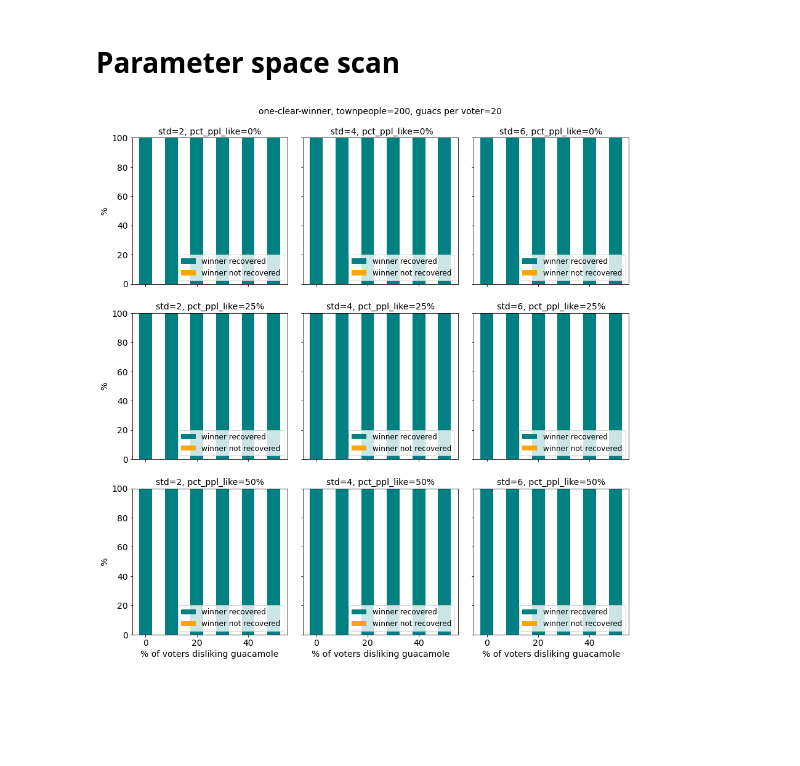
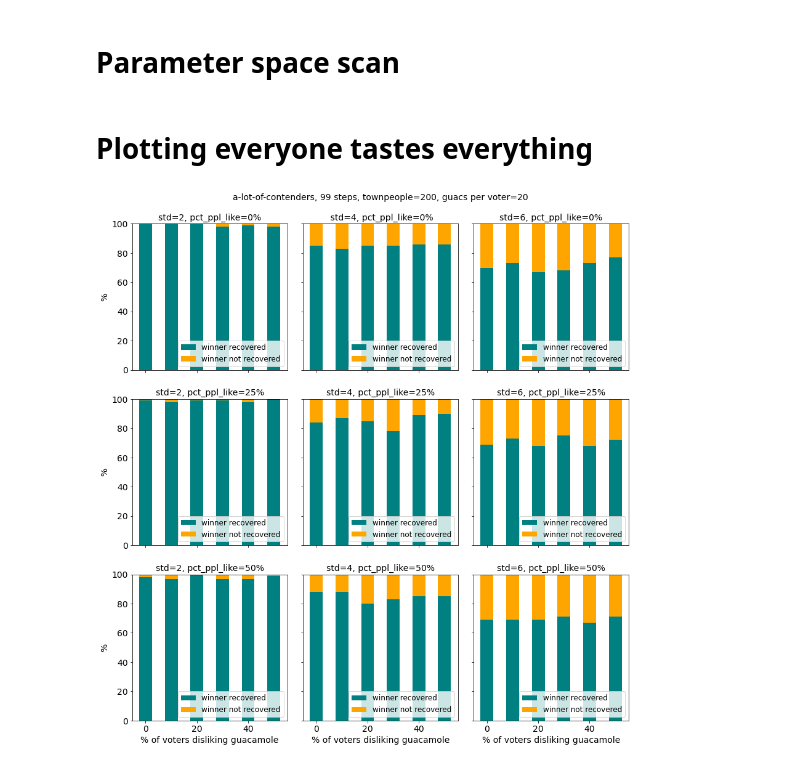
Before and after one commit to ideo/DS-toy-models, a Jupyter notebook: avocado-competition/notebook/parameter_space_visual.ipynb, the cells around one changed output. Drawn from its saved outputs; the diff is of its cells as text; code cells hidden in the pictures; blank space fills up the shorter version.

```diff
--- a/avocado-competition/notebook/parameter_space_visual.ipynb
+++ b/avocado-competition/notebook/parameter_space_visual.ipynb
@@ -129,15 +13,16 @@ def plot_param_space(filename):
+# %% [markdown]
+# Plotting everyone tastes everything
 # %%
-# param_space_scan_totalSim100_a-close-call_sum.csv
-# param_space_scan_totalSim100_a-lot-of-contenders_sum.csv
-# param_space_scan_totalSim100_one-clear-winner_sum.csv
+this_scenario = 'one-clear-winner'
 this_scenario = 'a-lot-of-contenders'
-this_scenario = 'one-clear-winner'
-filename = f"../data/param_space_scan_totalSim100_{this_scenario}_sum.csv"
+filename = f"../data/param_space_scan_totalSim100_{this_scenario}_sum_20220408.csv"
 
 #load the data
 df = pd.read_csv(filename)
 
 df.head()
+simulation_steps = df['loop_step'].max()
+
 #convert to string column with winner recovery info
 df['true_winner_recovered'] = df['true_winner_recovered'].apply(lambda x: str(x).lower())
 
@@ -181,32 +66,32 @@ for std in sorted(df['std'].unique()):
         my_width = 5
         axes[counter_ppl,counter_std].bar(ppd_list,true_list,label = 'winner recovered', color = 'teal', width = my_width)
         axes[counter_ppl,counter_std].bar(ppd_list,false_list,bottom=true_list, color = 'orange', label = 'winner not recovered', width = my_width)
 
         #add title and labels
         if counter_ppl == 0 and counter_std == 1:
-            axes[counter_ppl,counter_std].set_title(f"{this_scenario}, townpeople={num_townspeople}, guacs per voter={num_guacs_per_voter}\n\n std={std}, pct_ppl_like={ppl}%")
+            axes[counter_ppl,counter_std].set_title(f"{this_scenario}, {simulation_steps} steps, townpeople={num_townspeople}, guacs per voter={num_guacs_per_voter}\n\n std={std}, pct_ppl_like={ppl}%")
         else:
             axes[counter_ppl,counter_std].set_title(f"std={std}, pct_ppl_like={ppl}%")
 
         if counter_ppl == nrows-1:
             axes[counter_ppl,counter_std].set_xlabel('% of voters disliking guacamole')
 
         if counter_std == 0:
             axes[counter_ppl,counter_std].set_ylabel('%')
 
         #add legend
         axes[counter_ppl,counter_std].legend(loc=4, fontsize=12)
 
         counter_ppl += 1
     counter_std += 1
 
 
 plt.subplots_adjust(left=0.1,
                     bottom=0.1,
                     right=0.9,
                     top=0.9,
                     wspace=0.1,
                     hspace=0.2)
 plt.savefig(f"plots/{re.sub('.csv', '', filename.split('/')[-1])}_viz.png")
 # %% [output]
-[figure, old version]
+[figure, new version]
```
Also changed, not shown: parts of 5 cells of this notebook, 11 other files.
